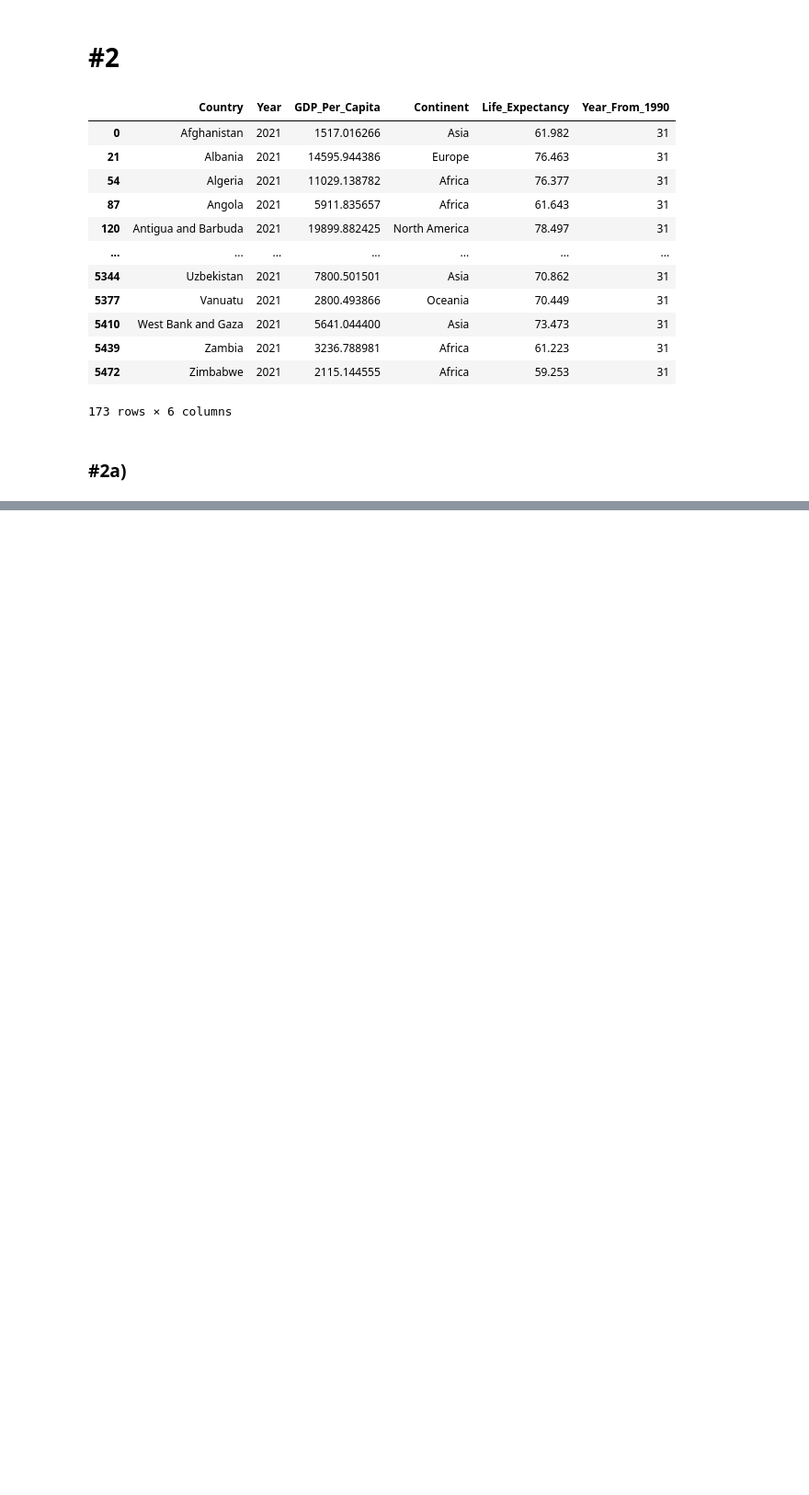
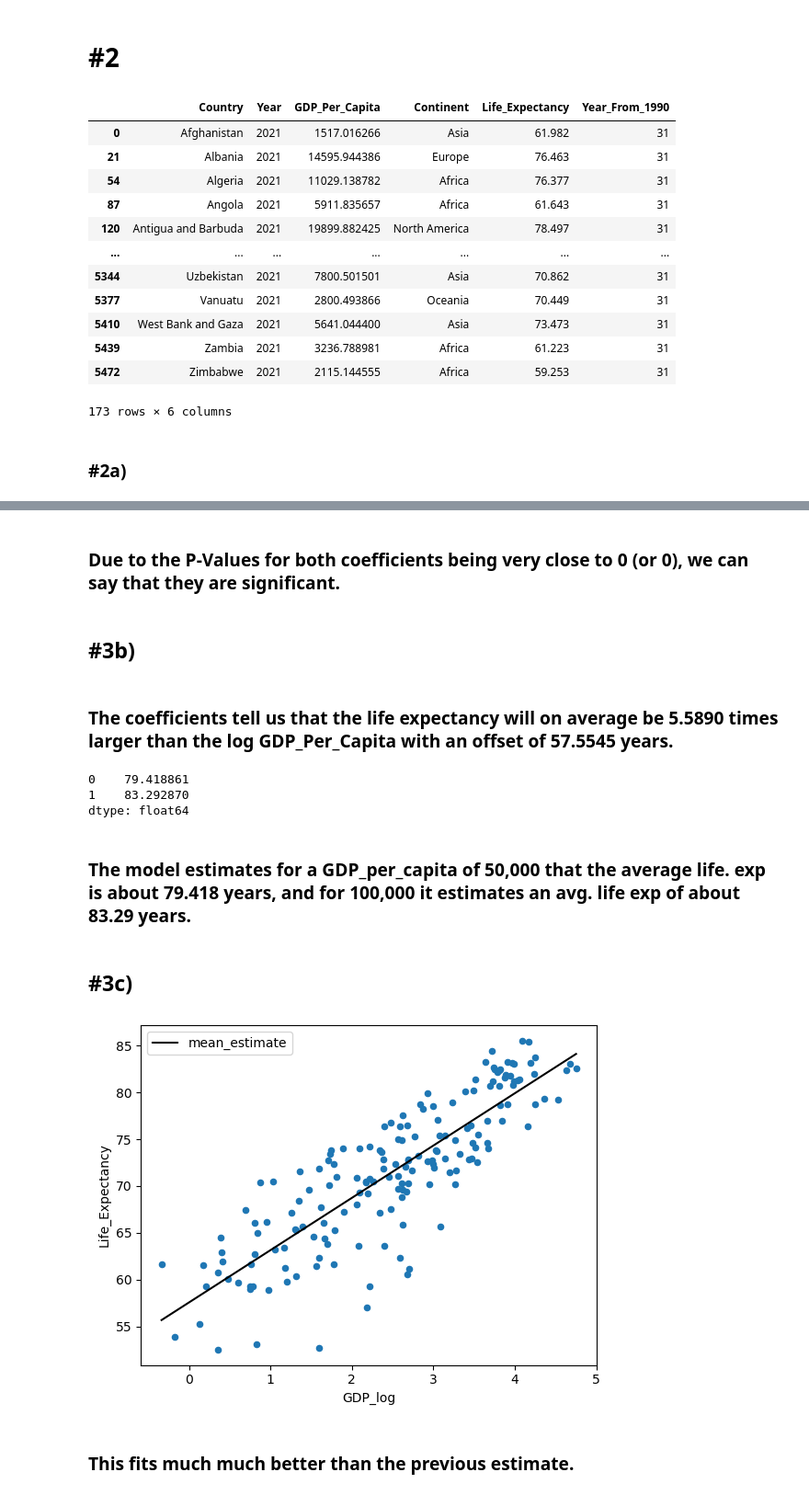
Before and after one commit to nss-data-science-cohort-8/un-linear-regression-ThomasDavis4757, a Jupyter notebook: notebooks/LinearRegressionPractice.ipynb, the cells around one changed output, grey strips where cells are left out. Shown: that part at 92% size. Saved outputs shown, nothing was run; the diff lists cells and outputs as text; code cells hidden in the pictures; blank space fills up the shorter version.

Commit message:
Got roughly through all of the main stuff but want to better understand through extra practice and looking through what I have. Also wanna clean it up a little.

```diff
--- a/notebooks/LinearRegressionPractice.ipynb
+++ b/notebooks/LinearRegressionPractice.ipynb
@@ -152,0 +311,2 @@ life_exp_GDP = smf.ols("Life_Expectancy ~ GDP_Per_Capita", data=gdp_le_2021).fit
+# %%
+gdp_le_2021["GDP_log"] = np.log(gdp_le_2021["GDP_1000"])
@@ -152,0 +321,3 @@ life_exp_GDP = smf.ols("Life_Expectancy ~ GDP_Per_Capita", data=gdp_le_2021).fit
+# %%
+life_exp_GDP_log = smf.ols("Life_Expectancy ~ np.log(GDP_Per_Capita)", data=gdp_le_2021).fit()
+life_exp_GDP_log.summary()
@@ -152,0 +344,36 @@ life_exp_GDP = smf.ols("Life_Expectancy ~ GDP_Per_Capita", data=gdp_le_2021).fit
+# %% [markdown]
+### Due to the P-Values for both coefficients being very close to 0 (or 0), we can say that they are significant.
+# %% [markdown]
+## #3b)
+# %% [markdown]
+### The coefficients tell us that the life expectancy will on average be 5.5890 times larger than the log GDP_Per_Capita with an offset of 57.5545 years.
+# %%
+life_exp_GDP_log.predict(pd.DataFrame(
+    {
+        'GDP_log': [np.log(50), np.log(100)]
+    }
+))
+# %% [output]
+0    79.418861
+1    83.292870
+dtype: float64
+# %% [markdown]
+### The model estimates for a GDP_per_capita of 50,000 that the average life. exp is about 79.418 years, and for 100,000 it estimates an avg. life exp of about 83.29 years.
+# %% [markdown]
+## #3c)
+# %%
+pred_df_2021_log = pd.DataFrame(
+    {
+        'GDP_log': np.linspace(start=gdp_le_2021['GDP_log'].min(), stop=gdp_le_2021['GDP_log'].max())
+    }
+)
+
+pred_df_2021_log['mean_estimate'] = life_exp_GDP_log.predict(pred_df_2021_log)
+# %%
+fig, ax = plt.subplots()
+gdp_le_2021.plot(kind="scatter", x="GDP_log", y="Life_Expectancy", ax=ax)
+pred_df_2021_log.plot(kind="line", x="GDP_log", y="mean_estimate", color="black", ax=ax);
+# %% [output]
+[figure, added]
+# %% [markdown]
+### This fits much much better than the previous estimate.
```
Also changed, not shown: parts of 36 cells of this notebook.
